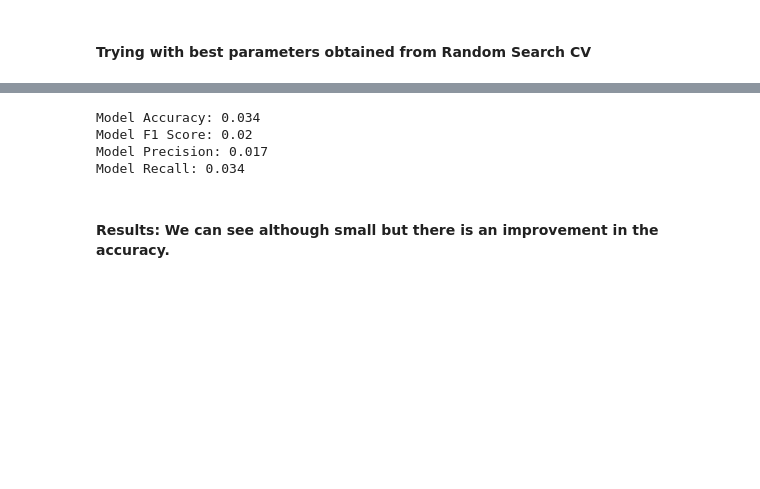
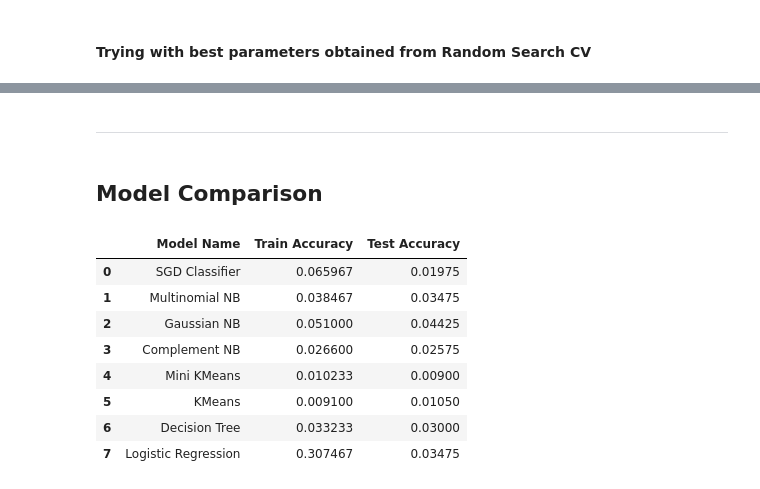
Before and after one commit to RuchaTare/ML-portfolio, a Jupyter notebook: ML_Portfolio.ipynb, the cells around one changed output, grey strips where cells are left out. Drawn from its saved outputs; the diff is of its cells as text; code cells hidden in the pictures; blank space fills up the shorter version.

Commit message:
Added Linear Regression , logistic regression

```diff
--- a/ML_Portfolio.ipynb
+++ b/ML_Portfolio.ipynb
@@ -643,0 +913,9 @@ model_DecisionTree_best_params = DecisionTreeClassifier(min_samples_leaf=100,
+# %%
+model_logisticRegression_3 = LogisticRegression(penalty='l2',
+                                                C=0.0001,
+                                                class_weight='balanced',
+                                                solver='newton-cg'
+                                                )
+model_logisticRegression_3.fit(X_train, y_train)
+y_train_pred_logisticRegression_3 = model_logisticRegression_3.predict(X_train)
+get_model_report(y_train, y_train_pred_logisticRegression_3)
@@ -643,0 +928,9 @@ model_DecisionTree_best_params = DecisionTreeClassifier(min_samples_leaf=100,
+# %%
+model_logisticRegression_4 = LogisticRegression(penalty='l2',
+                                                C=0.1,
+                                                class_weight='balanced',
+                                                solver='lbfgs'
+                                                )
+model_logisticRegression_4.fit(X_train, y_train)
+y_train_pred_logisticRegression_4 = model_logisticRegression_4.predict(X_train)
+get_model_report(y_train, y_train_pred_logisticRegression_4)
@@ -643,0 +943,9 @@ model_DecisionTree_best_params = DecisionTreeClassifier(min_samples_leaf=100,
+# %%
+model_logisticRegression_5 = LogisticRegression(penalty='l2',
+                                                C=1.0,
+                                                class_weight='balanced',
+                                                solver='newton-cg'
+                                                )
+model_logisticRegression_5.fit(X_train, y_train)
+y_train_pred_logisticRegression_5 = model_logisticRegression_5.predict(X_train)
+get_model_report(y_train, y_train_pred_logisticRegression_5)
@@ -643,0 +958,10 @@ model_DecisionTree_best_params = DecisionTreeClassifier(min_samples_leaf=100,
+# %%
+# adding model with best fit parameters to compare
+y_test_pred_logisticRegression_5 = model_logisticRegression_5.predict(X_val)
+
+logistic_regression_train_accuracy = get_model_report(y_train, y_train_pred_logisticRegression_5)
+logistic_regression_test_accuracy = get_model_report(y_val, y_test_pred_logisticRegression_5)
+models_summary = add_to_model_summary(models_summary,
+                                      'Logistic Regression',
+                                      logistic_regression_train_accuracy,
+                                      logistic_regression_test_accuracy)
@@ -650,11 +1018,18 @@ DecisionTreeClassifier(max_depth=20, max_features='log2', max_leaf_nodes=100,
 # %%
 y_pred_decision_tree = model_DecisionTree_best_params.predict(X_val)
-# %%
-get_model_report(y_val, y_pred_decision_tree)
-# %% [output]
-Model Accuracy: 0.034
-Model F1 Score: 0.02
-Model Precision: 0.017
-Model Recall: 0.034
-# %% [markdown]
-#### Results: We can see although small but there is an improvement in the accuracy.
+# %% [markdown]
+---
+# %% [markdown]
+## Model Comparison
+# %%
+models_summary.head(10)
+# %% [output]
+|  | Model Name | Train Accuracy | Test Accuracy |
+| 0 | SGD Classifier | 0.065967 | 0.01975 |
+| 1 | Multinomial NB | 0.038467 | 0.03475 |
+| 2 | Gaussian NB | 0.051000 | 0.04425 |
+| 3 | Complement NB | 0.026600 | 0.02575 |
+| 4 | Mini KMeans | 0.010233 | 0.00900 |
+| 5 | KMeans | 0.009100 | 0.01050 |
+| 6 | Decision Tree | 0.033233 | 0.03000 |
+| 7 | Logistic Regression | 0.307467 | 0.03475 |
```
Also changed, not shown: parts of 72 cells of this notebook.
